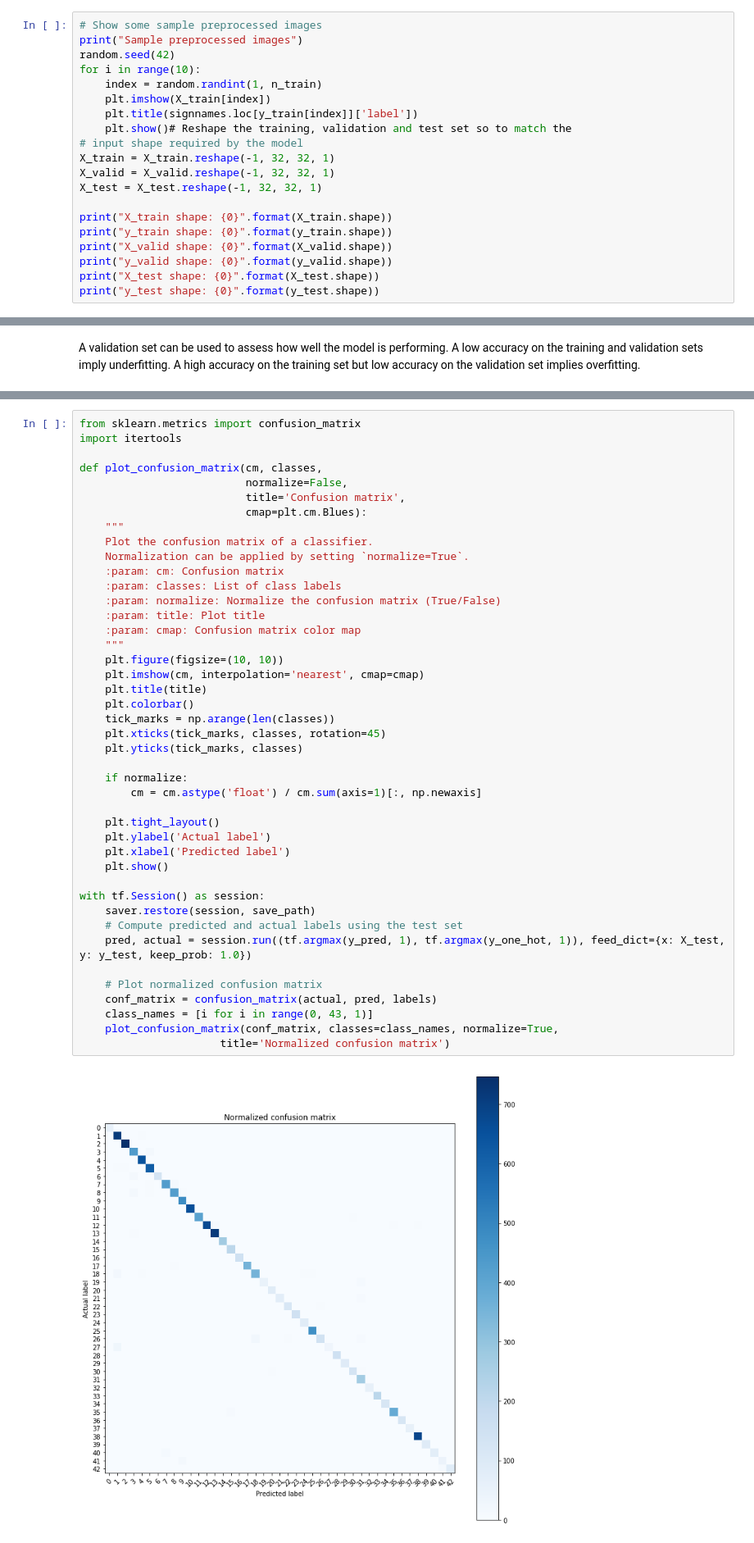
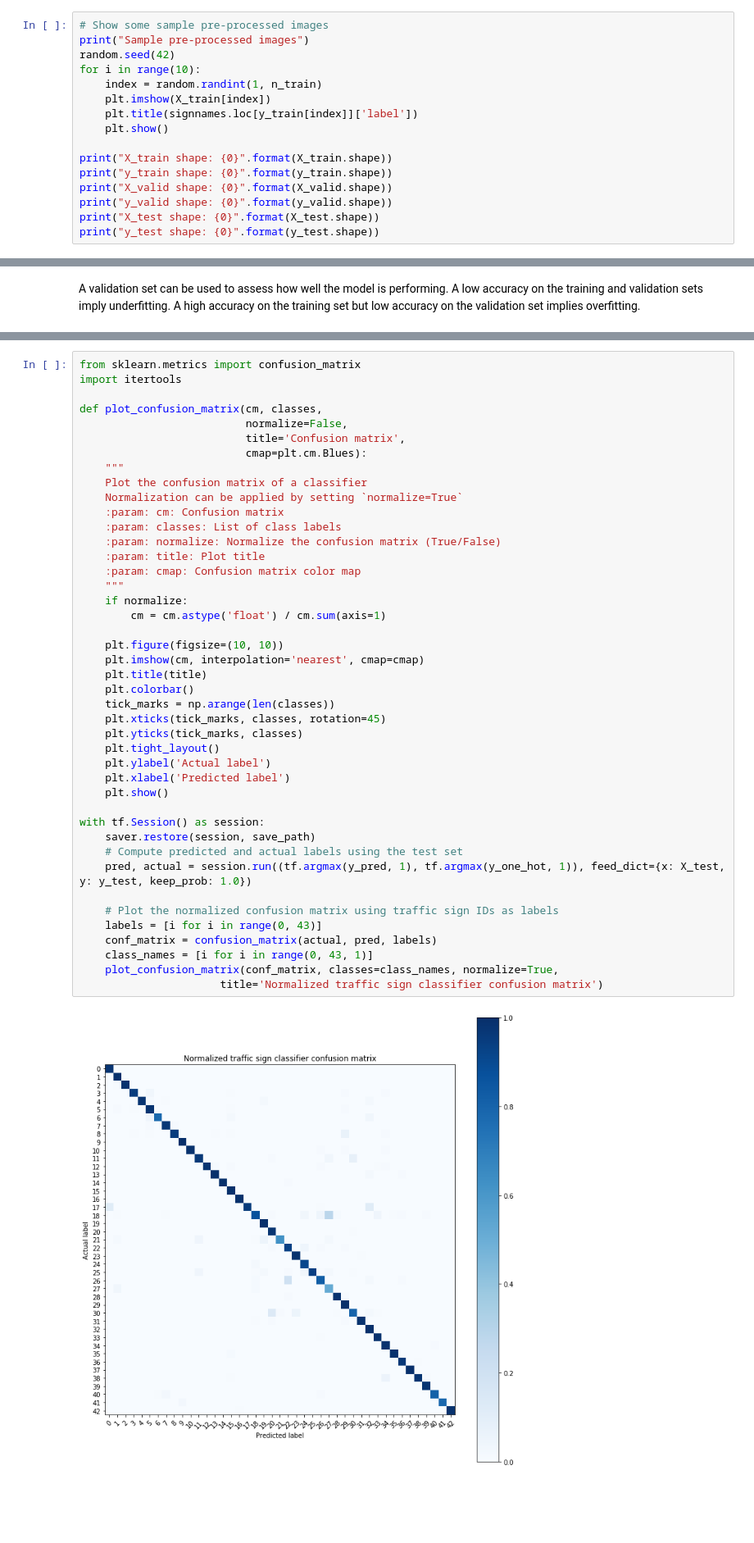
Before and after one commit to salvatorecampagna/CarND, a Jupyter notebook: term1/project2_traffic_sign_classifier/Traffic_Sign_Classifier.ipynb, the cells around one changed output, grey strips where cells are left out. Shown at 82% size. Drawn from its saved outputs; the diff is of its cells as text; blank space fills up the shorter version.

```diff
--- a/term1/project2_traffic_sign_classifier/Traffic_Sign_Classifier.ipynb
+++ b/term1/project2_traffic_sign_classifier/Traffic_Sign_Classifier.ipynb
@@ -292,16 +311,12 @@ X_train, y_train = shuffle(X_train, y_train)
 # %%
-# Show some sample preprocessed images
-print("Sample preprocessed images")
+# Show some sample pre-processed images
+print("Sample pre-processed images")
 random.seed(42)
 for i in range(10):
     index = random.randint(1, n_train)
     plt.imshow(X_train[index])
     plt.title(signnames.loc[y_train[index]]['label'])
-    plt.show()# Reshape the training, validation and test set so to match the
-# input shape required by the model
-X_train = X_train.reshape(-1, 32, 32, 1)
-X_valid = X_valid.reshape(-1, 32, 32, 1)
-X_test = X_test.reshape(-1, 32, 32, 1)
+    plt.show()
 
 print("X_train shape: {0}".format(X_train.shape))
 print("y_train shape: {0}".format(y_train.shape))
@@ -671,39 +759,39 @@ def plot_confusion_matrix(cm, classes,
                           title='Confusion matrix',
                           cmap=plt.cm.Blues):
     """
-    Plot the confusion matrix of a classifier.
-    Normalization can be applied by setting `normalize=True`.
+    Plot the confusion matrix of a classifier
+    Normalization can be applied by setting `normalize=True`
     :param: cm: Confusion matrix
     :param: classes: List of class labels
     :param: normalize: Normalize the confusion matrix (True/False)
     :param: title: Plot title
     :param: cmap: Confusion matrix color map
     """
+    if normalize:
+        cm = cm.astype('float') / cm.sum(axis=1)
+
     plt.figure(figsize=(10, 10))
     plt.imshow(cm, interpolation='nearest', cmap=cmap)
     plt.title(title)
     plt.colorbar()
     tick_marks = np.arange(len(classes))
     plt.xticks(tick_marks, classes, rotation=45)
     plt.yticks(tick_marks, classes)
-
-    if normalize:
-        cm = cm.astype('float') / cm.sum(axis=1)[:, np.newaxis]
-
     plt.tight_layout()
     plt.ylabel('Actual label')
     plt.xlabel('Predicted label')
     plt.show()
 
 with tf.Session() as session:
     saver.restore(session, save_path)
     # Compute predicted and actual labels using the test set
     pred, actual = session.run((tf.argmax(y_pred, 1), tf.argmax(y_one_hot, 1)), feed_dict={x: X_test, y: y_test, keep_prob: 1.0})
 
-    # Plot normalized confusion matrix
+    # Plot the normalized confusion matrix using traffic sign IDs as labels
+    labels = [i for i in range(0, 43)]
     conf_matrix = confusion_matrix(actual, pred, labels)
     class_names = [i for i in range(0, 43, 1)]
     plot_confusion_matrix(conf_matrix, classes=class_names, normalize=True,
-                      title='Normalized confusion matrix')
+                      title='Normalized traffic sign classifier confusion matrix')
 # %% [output]
-[figure, old version]
+[figure, new version]
```
Also changed, not shown: parts of 34 cells of this notebook, 7 other files.
